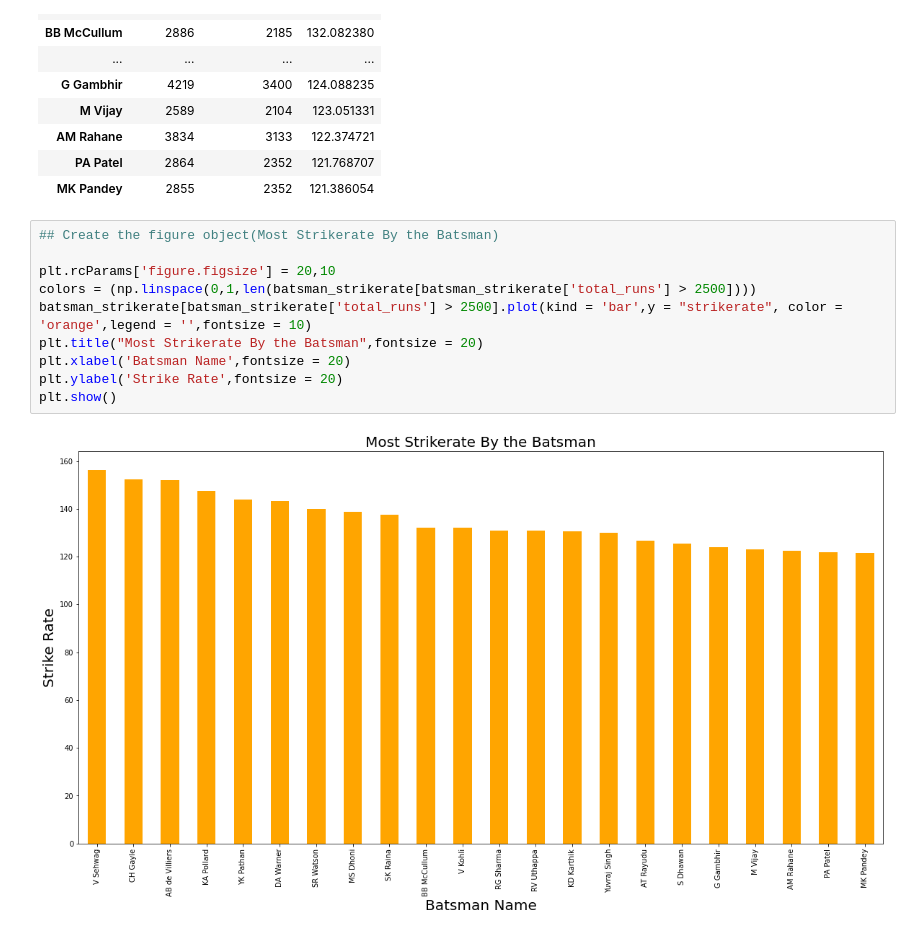
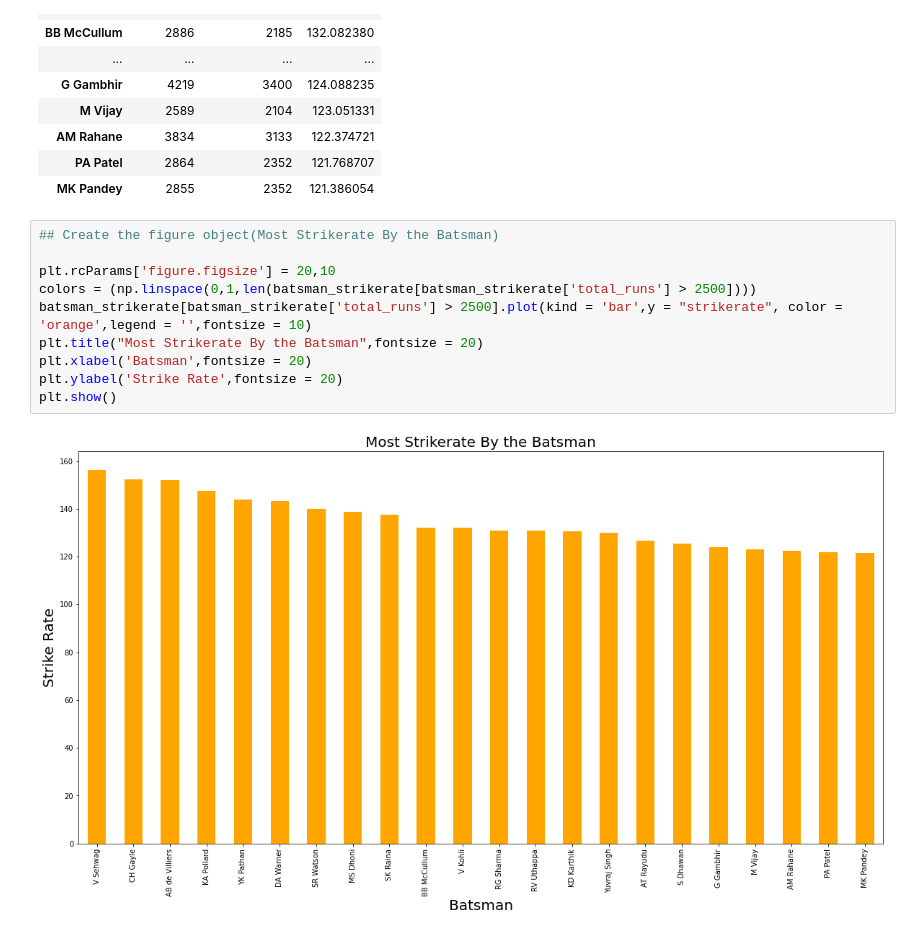
Before and after one commit to Pradip240/IPL-T20-Cricket-Analysis, a Jupyter notebook: Hrithik__IPL_T20_Cricket_Analysis_Capstone_Project.ipynb, the cells around one changed output. Drawn from its saved outputs; the diff is of its cells as text.

```diff
--- a/Hrithik__IPL_T20_Cricket_Analysis_Capstone_Project.ipynb
+++ b/Hrithik__IPL_T20_Cricket_Analysis_Capstone_Project.ipynb
@@ -318,12 +322,12 @@ batsman_strikerate[batsman_strikerate['total_runs'] > 2500]
 # %%
 ## Create the figure object(Most Strikerate By the Batsman)
 
 plt.rcParams['figure.figsize'] = 20,10
 colors = (np.linspace(0,1,len(batsman_strikerate[batsman_strikerate['total_runs'] > 2500])))
 batsman_strikerate[batsman_strikerate['total_runs'] > 2500].plot(kind = 'bar',y = "strikerate", color = 'orange',legend = '',fontsize = 10)
 plt.title("Most Strikerate By the Batsman",fontsize = 20)
-plt.xlabel('Batsman Name',fontsize = 20)
+plt.xlabel('Batsman',fontsize = 20)
 plt.ylabel('Strike Rate',fontsize = 20)
 plt.show()
 # %% [output]
-[figure, old version]
+[figure, new version]
```
Also changed, not shown: parts of 28 cells of this notebook.
